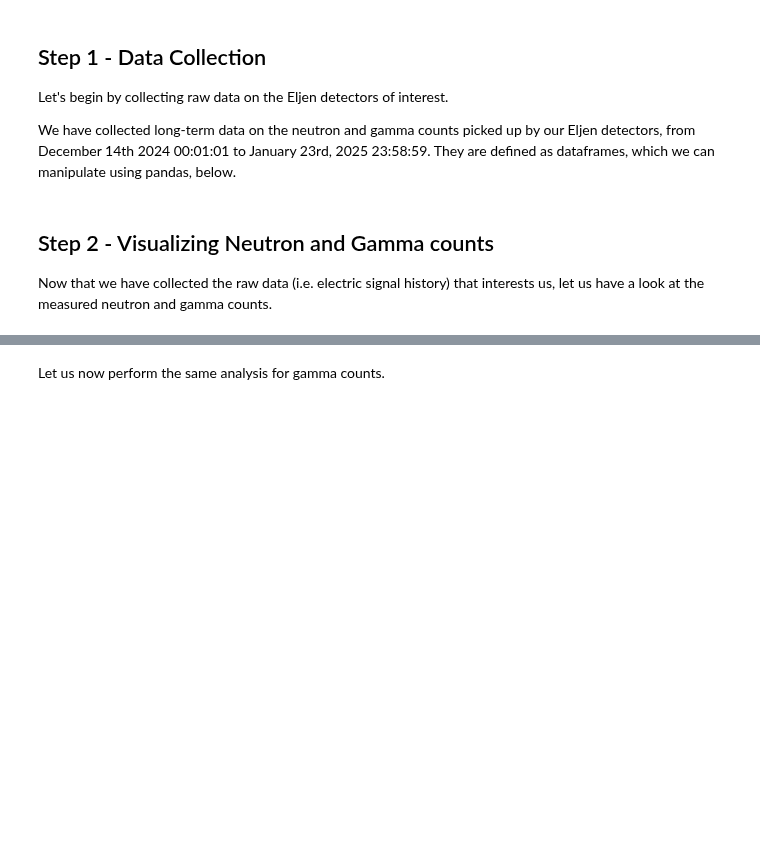
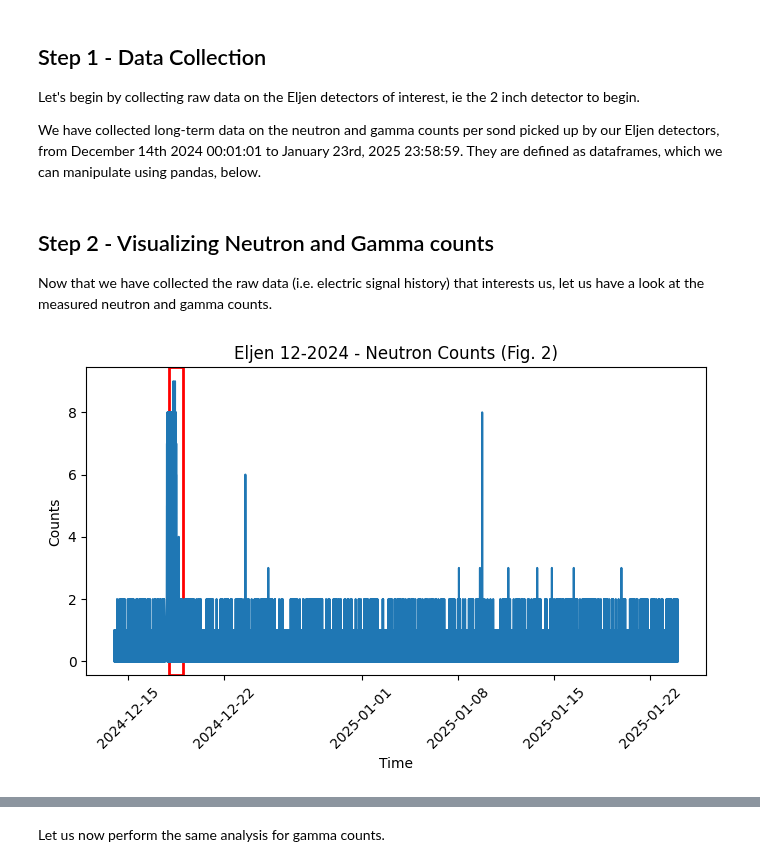
Before and after one commit to project-ida/arpa-e-experiments, a Jupyter notebook: tutorials/Eljen-Background-Characterization.ipynb, the cells around one changed output, grey strips where cells are left out. Saved outputs shown, nothing was run; the diff lists cells and outputs as text; code cells hidden in the pictures; blank space fills up the shorter version.

```diff
--- a/tutorials/Eljen-Background-Characterization.ipynb
+++ b/tutorials/Eljen-Background-Characterization.ipynb
@@ -54,9 +56,9 @@ meta = {
 # %% [markdown]
 ## Step 1 - Data Collection
 
-Let's begin by collecting raw data on the Eljen detectors of interest.
+Let's begin by collecting raw data on the Eljen detectors of interest, ie the 2 inch detector to begin.
 
-We have collected long-term data on the neutron and gamma counts picked up by our Eljen detectors, from December 14th 2024 00:01:01 to January 23rd, 2025 23:58:59. They are defined as dataframes, which we can manipulate using pandas, below.
+We have collected long-term data on the neutron and gamma counts per sond picked up by our Eljen detectors, from December 14th 2024 00:01:01 to January 23rd, 2025 23:58:59. They are defined as dataframes, which we can manipulate using pandas, below.
 # %%
 neutron_df = pd.read_csv(
     'http://nucleonics.mit.edu/csv-files/eljen-2inch-long-term-1.csv',
@@ -75,3 +80,27 @@ gamma_df = pd.read_csv(
 ## Step 2 - Visualizing Neutron and Gamma counts
 
 Now that we have collected the raw data (i.e. electric signal history) that interests us, let us have a look at the measured neutron and gamma counts.
+# %%
+from matplotlib.patches import Rectangle
+fig_counter += 1
+
+plt.figure(figsize=(8, 4))
+plt.plot(neutron_df['Counts'])
+plt.xlabel('Time')
+plt.ylabel('Counts')
+plt.xticks(rotation=45)
+plt.title(f"{meta['descriptor']} - Neutron Counts (Fig. {fig_counter})")
+
+# highlight December 18th because this corresponds to a neutron burst due to the introduction of Cf-252
+ax = plt.gca()
+start = pd.to_datetime('2024-12-18')
+end   = start + pd.Timedelta(days=1)
+ymin, ymax = ax.get_ylim()
+rect = Rectangle((start, ymin), end-start, ymax-ymin,
+                 linewidth=2, edgecolor='red', facecolor='none')
+ax.add_patch(rect)
+
+plt.show()
+# plt.savefig("all-neutron-counts-sec.png", dpi=600)
+# %% [output]
+[figure, added]
```
Also changed, not shown: parts of 27 cells of this notebook.
